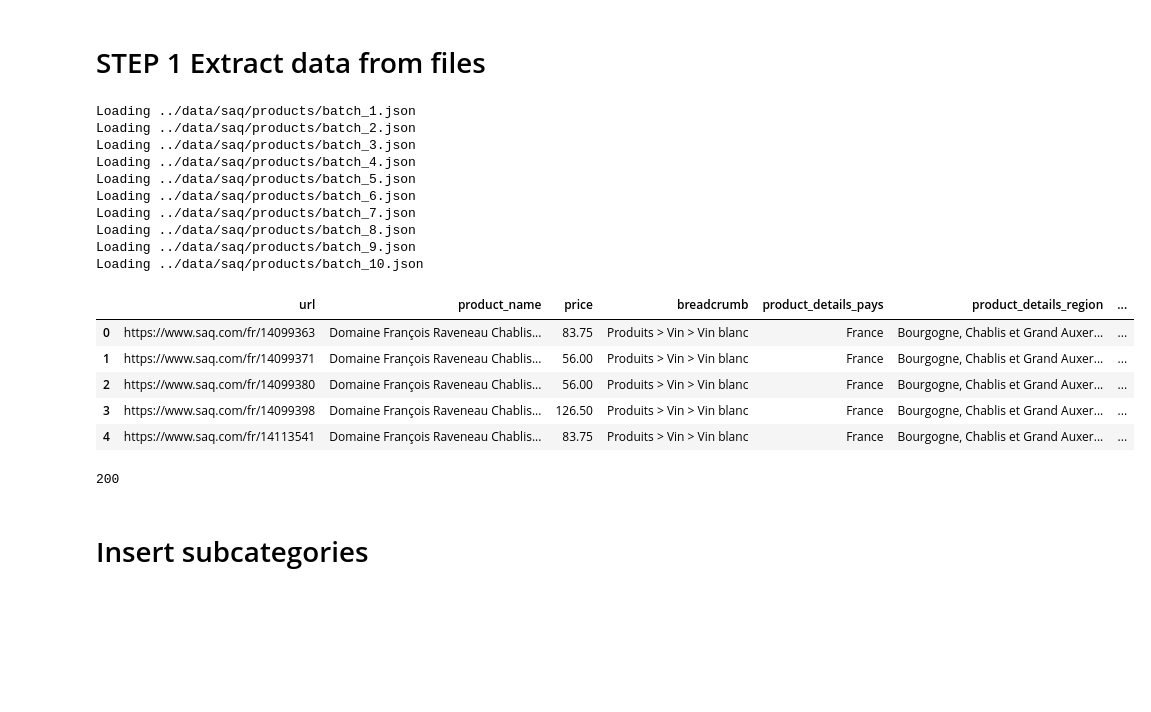
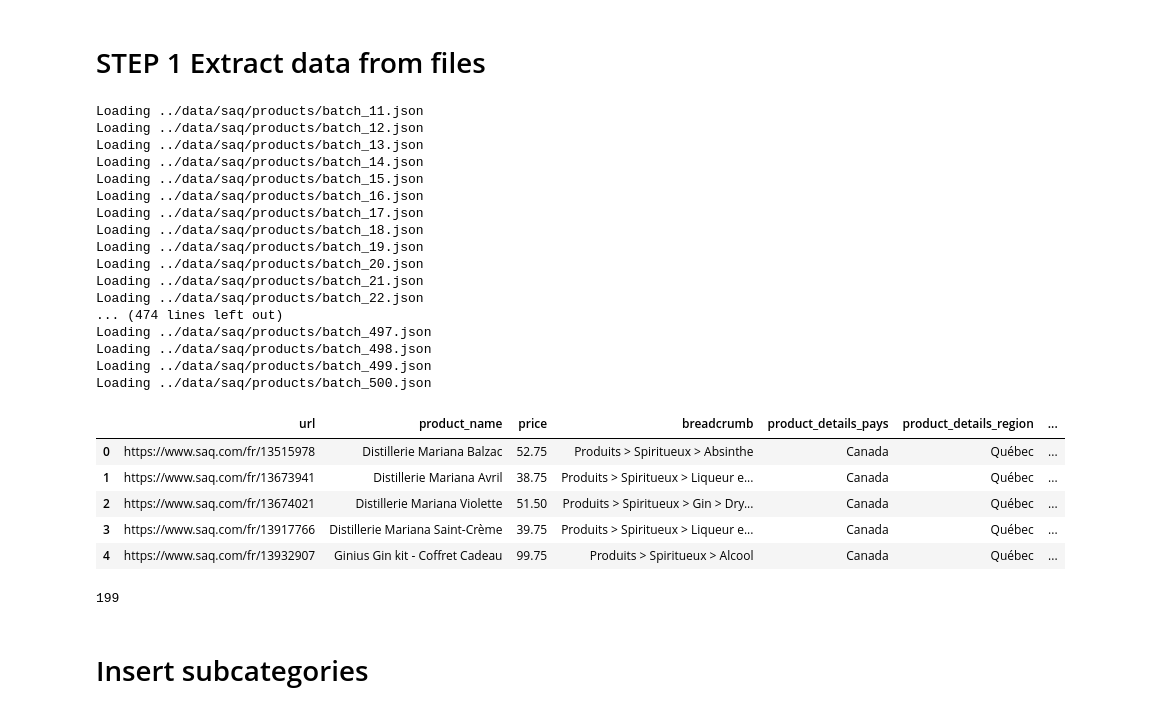
Before and after one commit to cogniwaves/quick_cat, a Jupyter notebook: PostgresCatalog/saq_new_products.ipynb, the cells around one changed output. Drawn from its saved outputs; the diff is of its cells as text; code cells hidden in the pictures; blank space fills up the shorter version.

```diff
--- a/PostgresCatalog/saq_new_products.ipynb
+++ b/PostgresCatalog/saq_new_products.ipynb
@@ -50,29 +50,39 @@ def load_data2(batch_start=1, batch_end=10):
             print(f"File {file_path} does not exist.")
     return pd.concat(data, ignore_index=True)
 # %%
-df = load_data2(batch_start = 1, batch_end=11)
+df = load_data2(batch_start = 11, batch_end=501)
+df = df[df['product_name'].notna() & (df['product_name'].str.strip() != '')]
+
+
 df.head()
 # %% [output]
-Loading ../data/saq/products/batch_1.json
-Loading ../data/saq/products/batch_2.json
-Loading ../data/saq/products/batch_3.json
-Loading ../data/saq/products/batch_4.json
-Loading ../data/saq/products/batch_5.json
-Loading ../data/saq/products/batch_6.json
-Loading ../data/saq/products/batch_7.json
-Loading ../data/saq/products/batch_8.json
-Loading ../data/saq/products/batch_9.json
-Loading ../data/saq/products/batch_10.json
+Loading ../data/saq/products/batch_11.json
+Loading ../data/saq/products/batch_12.json
+Loading ../data/saq/products/batch_13.json
+Loading ../data/saq/products/batch_14.json
+Loading ../data/saq/products/batch_15.json
+Loading ../data/saq/products/batch_16.json
+Loading ../data/saq/products/batch_17.json
+Loading ../data/saq/products/batch_18.json
+Loading ../data/saq/products/batch_19.json
+Loading ../data/saq/products/batch_20.json
+Loading ../data/saq/products/batch_21.json
+Loading ../data/saq/products/batch_22.json
+... (474 lines left out)
+Loading ../data/saq/products/batch_497.json
+Loading ../data/saq/products/batch_498.json
+Loading ../data/saq/products/batch_499.json
+Loading ../data/saq/products/batch_500.json
 |  | url | product_name | price | breadcrumb | product_details_pays | product_details_region | ... |
-| 0 | https://www.saq.com/fr/14099363 | Domaine François Raveneau Chablis... | 83.75 | Produits > Vin > Vin blanc | France | Bourgogne, Chablis et Grand Auxer... | ... |
-| 1 | https://www.saq.com/fr/14099371 | Domaine François Raveneau Chablis... | 56.00 | Produits > Vin > Vin blanc | France | Bourgogne, Chablis et Grand Auxer... | ... |
-| 2 | https://www.saq.com/fr/14099380 | Domaine François Raveneau Chablis... | 56.00 | Produits > Vin > Vin blanc | France | Bourgogne, Chablis et Grand Auxer... | ... |
-| 3 | https://www.saq.com/fr/14099398 | Domaine François Raveneau Chablis... | 126.50 | Produits > Vin > Vin blanc | France | Bourgogne, Chablis et Grand Auxer... | ... |
-| 4 | https://www.saq.com/fr/14113541 | Domaine François Raveneau Chablis... | 83.75 | Produits > Vin > Vin blanc | France | Bourgogne, Chablis et Grand Auxer... | ... |
+| 0 | https://www.saq.com/fr/13515978 | Distillerie Mariana Balzac | 52.75 | Produits > Spiritueux > Absinthe | Canada | Québec | ... |
+| 1 | https://www.saq.com/fr/13673941 | Distillerie Mariana Avril | 38.75 | Produits > Spiritueux > Liqueur e... | Canada | Québec | ... |
+| 2 | https://www.saq.com/fr/13674021 | Distillerie Mariana Violette | 51.50 | Produits > Spiritueux > Gin > Dry... | Canada | Québec | ... |
+| 3 | https://www.saq.com/fr/13917766 | Distillerie Mariana Saint-Crème | 39.75 | Produits > Spiritueux > Liqueur e... | Canada | Québec | ... |
+| 4 | https://www.saq.com/fr/13932907 | Ginius Gin kit - Coffret Cadeau | 99.75 | Produits > Spiritueux > Alcool | Canada | Québec | ... |
 # %%
 len(df)
 # %% [output]
-200
+199
 # %% [markdown]
 # Insert subcategories
 # %%
```
Also changed, not shown: parts of 23 cells of this notebook.
